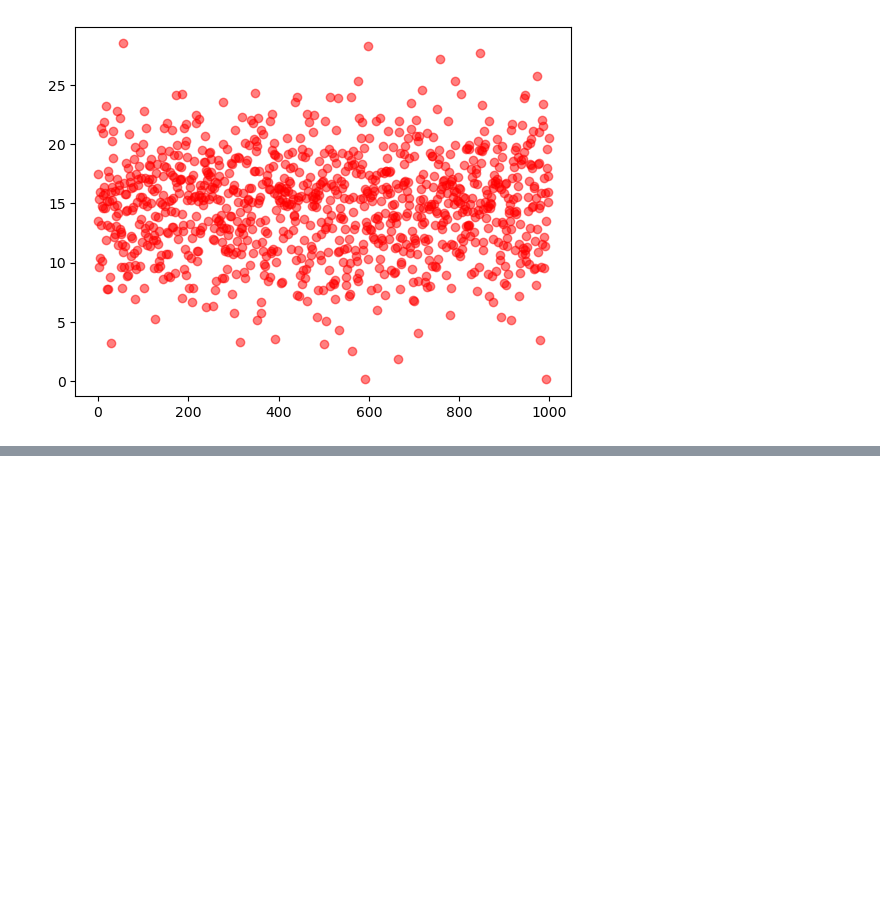
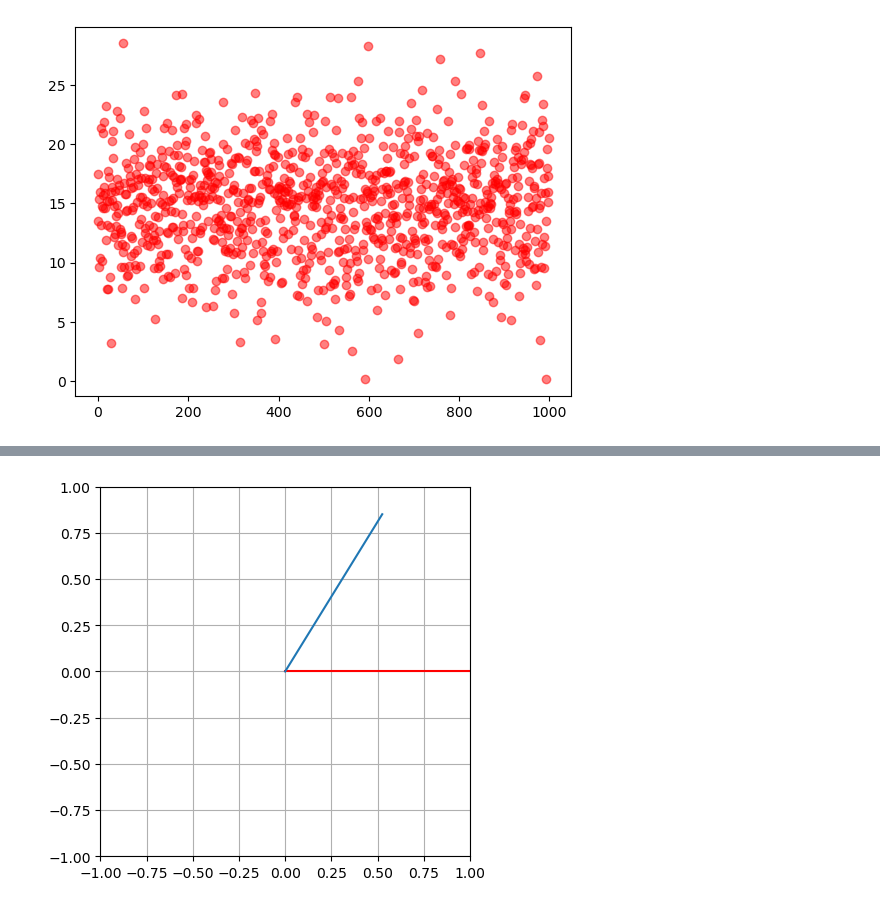
Before and after one commit to Kantulaev/ML_projects, a Jupyter notebook: lesson_7_Trigonometry.ipynb, the cells around one changed output, grey strips where cells are left out. Drawn from its saved outputs; the diff is of its cells as text; code cells hidden in the pictures; blank space fills up the shorter version.

```diff
--- a/lesson_7_Trigonometry.ipynb
+++ b/lesson_7_Trigonometry.ipynb
@@ -22,0 +36,28 @@ plt.plot(nums,'ro',alpha=.5)
+# %%
+def main():
+
+    angleInput = eval(input('What angle to convert?'))
+    chooseInput = input('Which unit did you input(radian or degree)?')
+    newAngle = 0
+    plt.grid()
+    plt.axis([-1, 1, -1, 1])
+    plt.axis('square')
+    plt.plot([0, 1], [0, 0], 'r')
+    if chooseInput == 'radian':
+        newAngle = np.rad2deg(angleInput)
+        plt.plot([0, np.cos(newAngle)],
+                 [0, np.sin(newAngle)])
+        plt.show()
+
+    elif chooseInput == 'degree':
+        newAngle = np.deg2rad(angleInput)
+        plt.plot([0, np.cos(newAngle)],
+                 [0, np.sin(newAngle)])
+        plt.show()
+    else:
+        raise ValueError('Try again with correct input')
+
+
+main()
+# %% [output]
+[figure, added]
```
Also changed, not shown: parts of 4 cells of this notebook, 1 other file.
